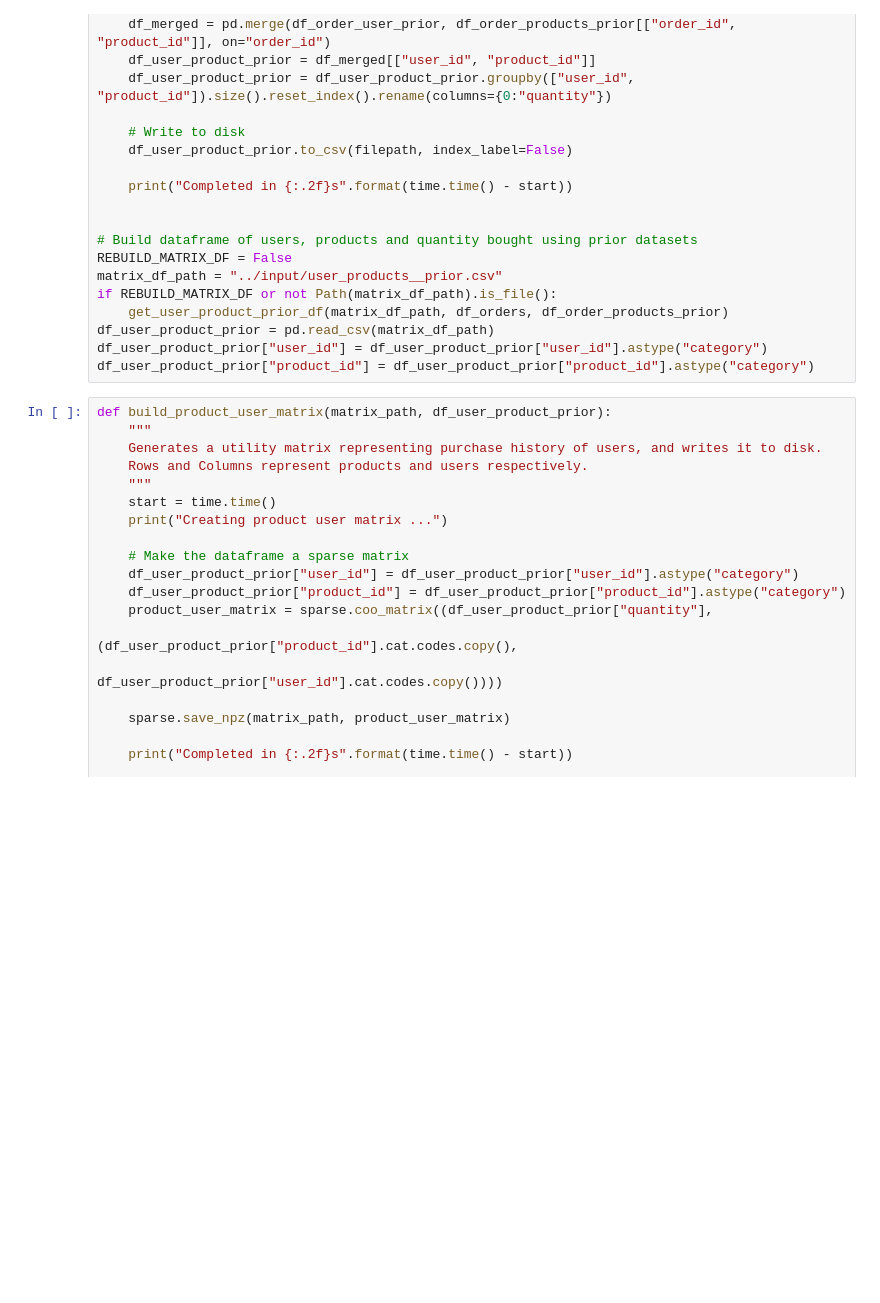
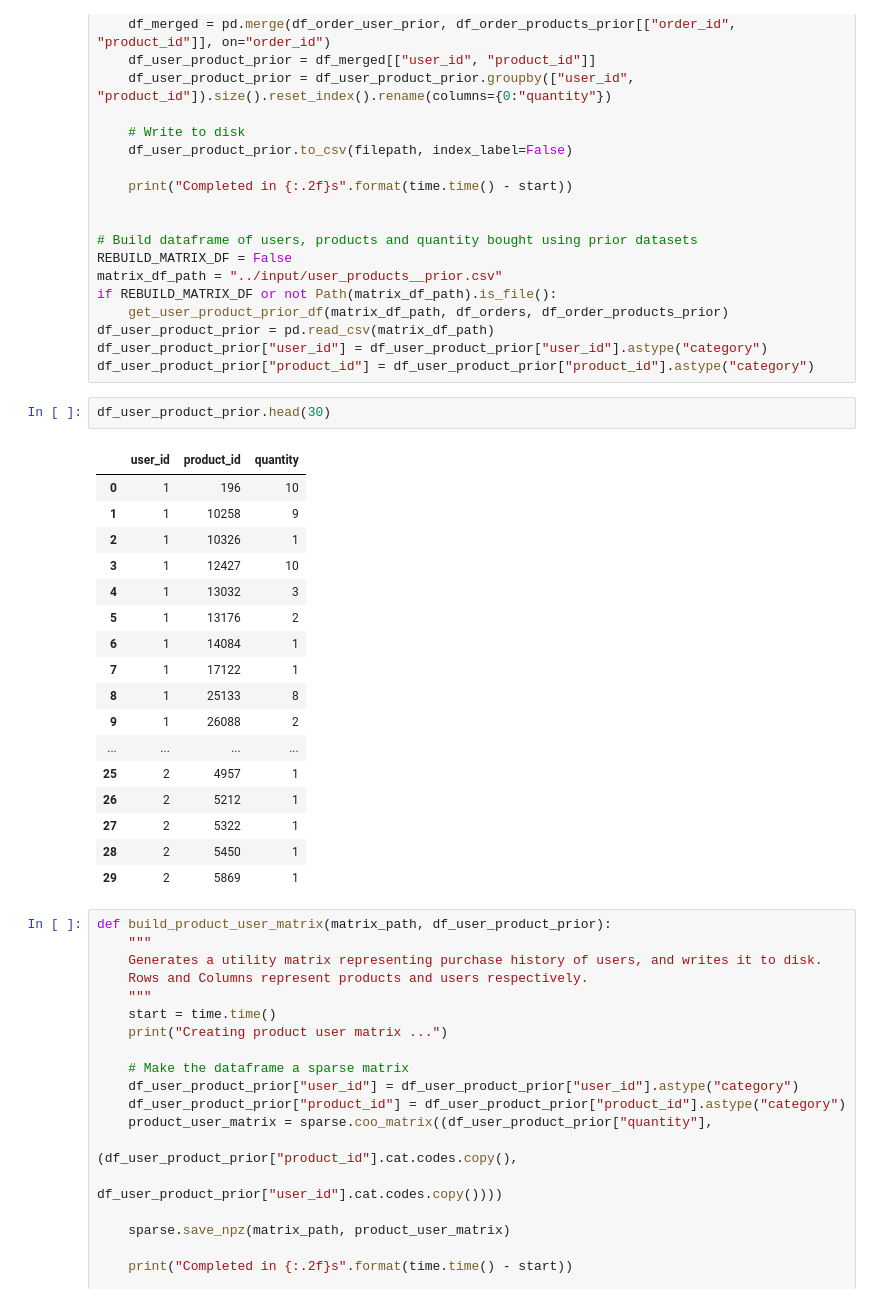
Before and after one commit to Akshaypartha92/marketBasket, a Jupyter notebook: src/model_recommendation.ipynb, the cells around one changed output. Saved outputs shown, nothing was run; the diff lists cells and outputs as text; blank space fills up the shorter version.

```diff
--- a/src/model_recommendation.ipynb
+++ b/src/model_recommendation.ipynb
@@ -196,6 +306,26 @@ if REBUILD_MATRIX_DF or not Path(matrix_df_path).is_file():
 df_user_product_prior = pd.read_csv(matrix_df_path)
 df_user_product_prior["user_id"] = df_user_product_prior["user_id"].astype("category")
 df_user_product_prior["product_id"] = df_user_product_prior["product_id"].astype("category")
+# %%
+df_user_product_prior.head(30)
+# %% [output]
+|  | user_id | product_id | quantity |
+| 0 | 1 | 196 | 10 |
+| 1 | 1 | 10258 | 9 |
+| 2 | 1 | 10326 | 1 |
+| 3 | 1 | 12427 | 10 |
+| 4 | 1 | 13032 | 3 |
+| 5 | 1 | 13176 | 2 |
+| 6 | 1 | 14084 | 1 |
+| 7 | 1 | 17122 | 1 |
+| 8 | 1 | 25133 | 8 |
+| 9 | 1 | 26088 | 2 |
+| ... | ... | ... | ... |
+| 25 | 2 | 4957 | 1 |
+| 26 | 2 | 5212 | 1 |
+| 27 | 2 | 5322 | 1 |
+| 28 | 2 | 5450 | 1 |
+| 29 | 2 | 5869 | 1 |
 # %%
 def build_product_user_matrix(matrix_path, df_user_product_prior):
     """
```
Also changed, not shown: parts of 27 cells of this notebook, 11 other files.
